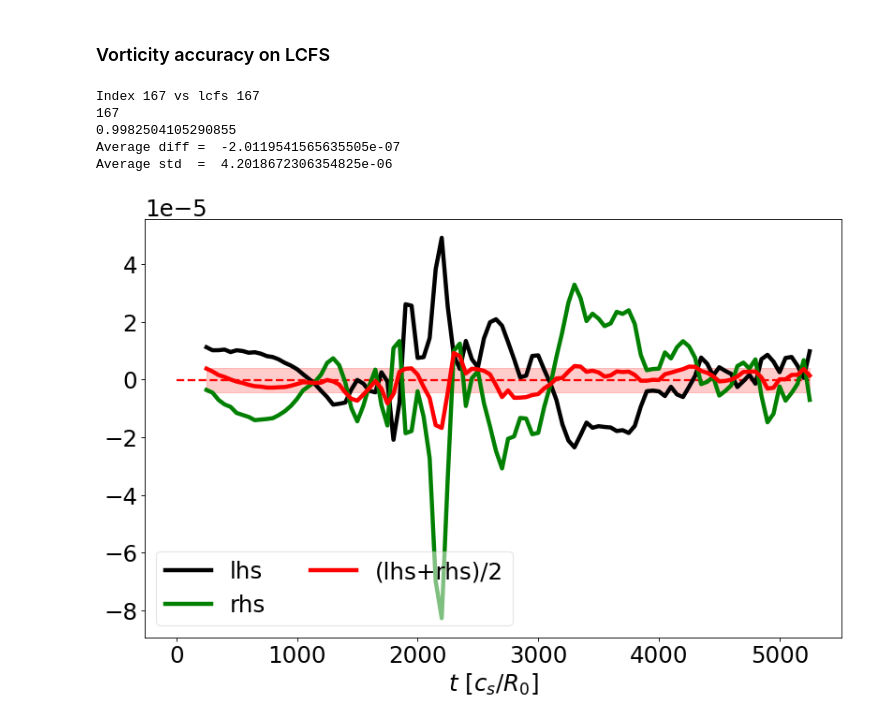
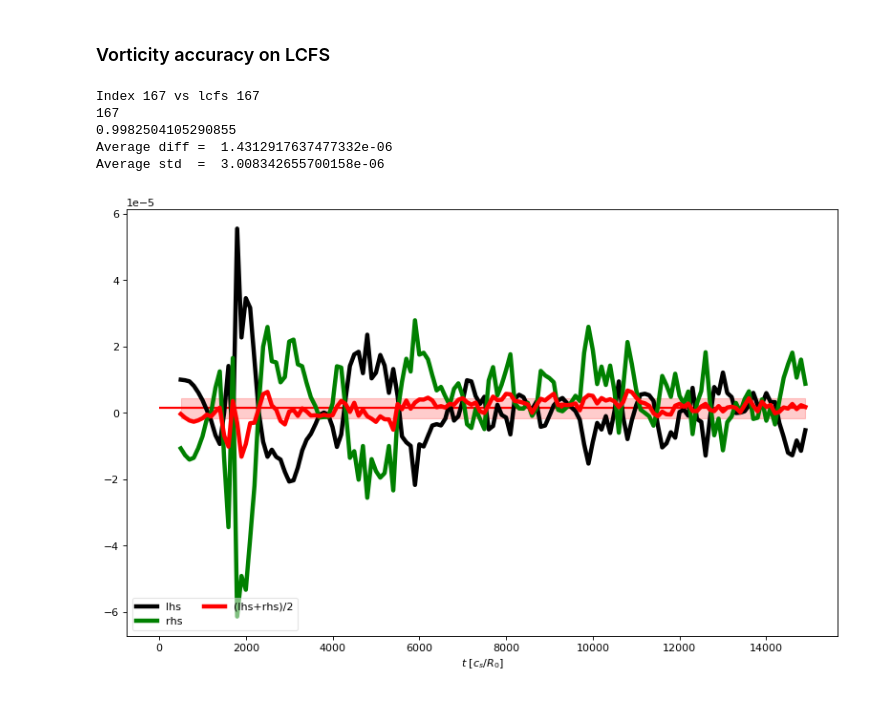
Before and after one commit to mwiesenberger/data-analysis-3d, a Jupyter notebook: Conservation.ipynb, the cells around one changed output. Saved outputs shown, nothing was run; the diff lists cells and outputs as text; code cells hidden in the pictures.

```diff
--- a/Conservation.ipynb
+++ b/Conservation.ipynb
@@ -34,3 +81,8 @@ for file in content :
+# %%
+ # Temporary easy work with only one list element
+full_content = data.table()
+content = []
+content.append( full_content[1])
 # %% [markdown]
 ### Mass flux out of separatrix
 # %%
@@ -274,19 +334,15 @@ Text(0.5, 0, '$t\\ [c_s/R_0]$')
 fig,ax=plt.subplots(1,1,figsize=(1.25*6,1.25*3.7),dpi= 80, facecolor='w', edgecolor='k')
 for file in content :
 
-    dset = Dataset( diag.outfile(file), 'r')
+
+    dset, filter = create_merged_dataset( diag, file)
     #print( dset)
     params = json.loads( dset.inputfile )
 
-    time = dset.variables['time'][:]
+    time = dset.variables['time'][filter]
 
-    rho_t = dset.variables['rho_t'][:]
-    rho_p = dset.variables['rho_p'][:]
-    psi_p = dset.variables['psi_psi'][:]
-    area = dset.variables['psi_area'][:]
-    volume = dset.variables['psi_vol'][:]
-    density =dset.variables['electrons_fsa'][:]
-    source = dset.variables['sne_tt_fsa'][:]
+    density =dset.variables['electrons_fsa'][filter]
+    source = dset.variables['sne_tt_fsa'][filter]
     print( "Dataset length ", len(time))
     print( "Average region ", time[min_idx]*timescale, time[len(time)-1]*timescale)
     avg_density=density[min_idx:len(time)-1].mean(axis=0)
@@ -320,44 +378,44 @@ Average region  0.45871559633027525 9.63302752293578
 fig,ax=plt.subplots(1,1,figsize=(2*6,2*3.7),dpi= 80, facecolor='w', edgecolor='k')
 for file in content :
 
-    dset = Dataset( diag.outfile(file), 'r')
+    dset, filter = create_merged_dataset( diag, file)
+    filter[len(filter)-1] = False
     #print( dset)
     params = json.loads( dset.inputfile )
-    time = dset.variables['time'][:]
+    time = np.asarray(dset['time'][filter])
     timett = np.append(2*time[len(time)-1] -time[len(time)-2], time ) # extrapolate
     deltat = np.diff(timett)
-    rho_t = dset.variables['rho_t'][:]
 
-#     vorticity = dset.variables['vorticity_fsa'][:,:]
-#     el = dset.variables['electrons_ifs'][:,:]
-#     ions = dset.variables['ions_ifs'][:,:]
-#     dvdpsip=dset.variables['dvdpsi'][:]
+#     vorticity = dset['vorticity_fsa'][filter,:]
+#     el = dset['electrons_ifs'][filter,:]
+#     ions = dset['ions_ifs'][filter,:]
+#     dvdpsip=dset['dvdpsi'][:]
 #     vorticity = (el-ions)/dvdpsip
-    vorticity =dset.variables['oexbe_fsa'][:,:]
-    # vorticity+=dset.variables['odiae_fsa'][:,:]
-    # vorticity/=dset.variables['electrons_fsa'][:,:]
+    vorticity =np.asarray(dset['oexbe_fsa'][filter,:])
+    # vorticity+=dset['odiae_fsa'][filter,:]
+    # vorticity/=dset['electrons_fsa'][filter,:]
     tttvorticity=np.append(np.zeros((1,len(rho_t))),vorticity, axis=0)
     deltavorticity = np.diff(tttvorticity,axis=0)/deltat[:,None]
-    jvoE= dset.variables['jvoexbe_tt_ifs'][:,:]/deltat[:,None]
-    jvoD= dset.variables['jvoexbeUD_tt_ifs'][:,:]/deltat[:,None]
-    # jvoD= dset.variables['jvodiaeUE_tt_ifs'][:,:]/deltat[:,None]
-    maxwell= dset.variables['jvoapar_tt_ifs'][:,:]/deltat[:,None]
-    jvoA= dset.variables['jvoexbApar_tt_ifs'][:,:]/deltat[:,None]
-    # jvoA= dset.variables['jvodiaApar_tt_ifs'][:,:]/deltat[:,None]
+    jvoE= np.asarray(dset['jvoexbe_tt_ifs'][filter,:])/deltat[:,None]
+    jvoD= np.asarray(dset['jvoexbeUD_tt_ifs'][filter,:])/deltat[:,None]
+    # jvoD= dset.variables['jvodiaeUE_tt_ifs'][filter,:]/deltat[:,None]
+    maxwell= np.asarray(dset['jvoapar_tt_ifs'][filter,:])/deltat[:,None]
+    jvoA= np.asarray(dset['jvoexbApar_tt_ifs'][filter,:])/deltat[:,None]
+    # jvoA= dset['jvodiaApar_tt_ifs'][filter,:]/deltat[:,None]
     jvo = jvoE + jvoD + maxwell + jvoA
-    force = -dset.variables["socurve_tt_fsa"][:,:]/deltat[:,None]
-    force -= dset.variables["socurvi_tt_fsa"][:,:]/deltat[:,None]
-    force -= dset.variables["socurvkappae_tt_fsa"][:,:]/deltat[:,None]
-    force -= dset.variables["socurvkappai_tt_fsa"][:,:]/deltat[:,None]
-    # force2 = -dset.variables["curvne_tt_ifs"][:,:]/deltat[:,None]/dvdpsi[:]
-    # source = dset.variables["sosne_tt_fsa"][:,:]/deltat[:,None]
-    # source+= dset.variables["sospi_tt_fsa"][:,:]/deltat[:,None]
-    # lamb = dset.variables["loexbe_tt_fsa"][:,:]/deltat[:,None]
-    #lamb = dset.variables['lneperp_tt_ifs'][:,:]/deltat[:,None]
+    force = -np.asarray(dset["socurve_tt_fsa"][filter,:])/deltat[:,None]
+    force -= np.asarray(dset["socurvi_tt_fsa"][filter,:])/deltat[:,None]
+    force -= np.asarray(dset["socurvkappae_tt_fsa"][filter,:])/deltat[:,None]
+    force -= np.asarray(dset["socurvkappai_tt_fsa"][filter,:])/deltat[:,None]
+    # force2 = -dset["curvne_tt_ifs"][:,:]/deltat[:,None]/dvdpsi[:]
+    # source = dset["sosne_tt_fsa"][:,:]/deltat[:,None]
+    # source+= dset["sospi_tt_fsa"][:,:]/deltat[:,None]
+    lamb = np.asarray(dset["loexbe_tt_fsa"][filter,:])/deltat[:,None]
+    #lamb = dset['lneperp_tt_ifs'][:,:]/deltat[:,None]
 
     #lamb = lamb/dvdpsip[None,:]
 
-    rhs = jvo+force#-lamb#-source
+    rhs = jvo+force-lamb#-source
     # diff = +deltavorticity + rhs
     diff = (deltavorticity +rhs)/2
     # delayed_diff = (deltavorticity[0:-1,:]+rhs[1:,:])/2
@@ -393,40 +451,40 @@ for file in content :
 #               ls='-', lw = 4, markeredgecolor='k', markersize=8, label="Maxwell")
     # plt.plot(time[min_idx:],-lamb[min_idx:,idx], color='lightyellow', marker='',
     #           ls='-', lw = 4, markeredgecolor='k', markersize=8, label="-lambda")
-    plt.hlines(average_diff[idx], time[0], time[len(time)-1], color='r',ls='--', lw=2 )
+    plt.hlines(average_diff[idx], time[0], time[len(time)-1], color='r', lw=2 )
     plt.fill_between( time[min_idx:], average_diff[idx]-average_std[idx],
                       average_diff[idx]+average_std[idx], color='red', alpha=0.2)
 
     # print(time[len(time)-1])
     # idx = np.where( time[np.where( time < 9356)]>9354)
     # print( idx[0][0] )
     # plt.plot( rho_t, force[ idx[0][0],: ], color='y', label = "force")
     # plt.plot( rho_t, jvo[ idx[0][0],: ], color='r', label = "jvo")
     # plt.plot( rho_t, deltavorticity[ idx[0][0],: ], color='g', label = "dO")
 
 
     # plt.plot( rho_t, average_diff, ls = '-', color=v[0], lw = 4, label = v[1])
     # plt.fill_between( rho_t[0:167], average_diff[0:167]-average_std[0:167],
     #                   average_diff[0:167]+average_std[0:167], color=v[0], alpha=0.2)
     handles, labels = plt.gca().get_legend_handles_labels()
     plt.legend(handles, labels, loc='lower left',numpoints=1,ncol=2,
                    fontsize='medium',framealpha=0.5)
     dset.close()
 
 plt.xlabel(r"$t\ [c_s/R_0]$")
 # plt.xlabel(r"$\rho_t$")
 # plt.xlim(0,6)
 # plt.ylabel(r"$\int dV \Omega_E$")
 #plt.xlim(6360,6400)
 # plt.xlim(0,1.0)
 # plt.ylim(-2e-2,2e-2)
 
 plt.ticklabel_format(axis="y", style="sci", scilimits=(0,0))
 plt.show(   )
 # %% [output]
 Index 167 vs lcfs 167
 167
 0.9982504105290855
-Average diff =  -2.0119541565635505e-07
-Average std  =  4.2018672306354825e-06
+Average diff =  1.4312917637477332e-06
+Average std  =  3.008342655700158e-06
-[figure, old version]
+[figure, new version]
```
Also changed, not shown: parts of 10 cells of this notebook.
